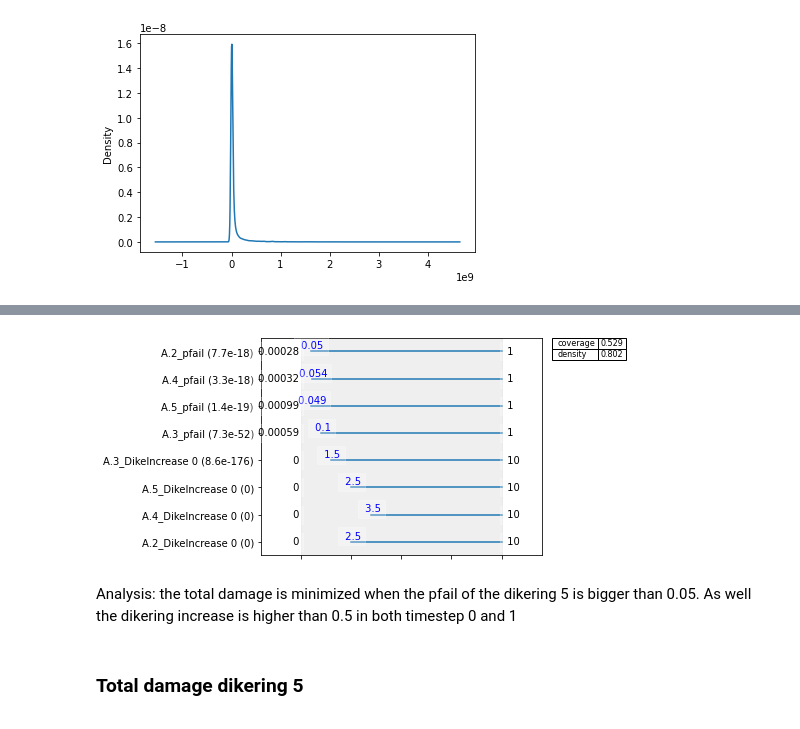
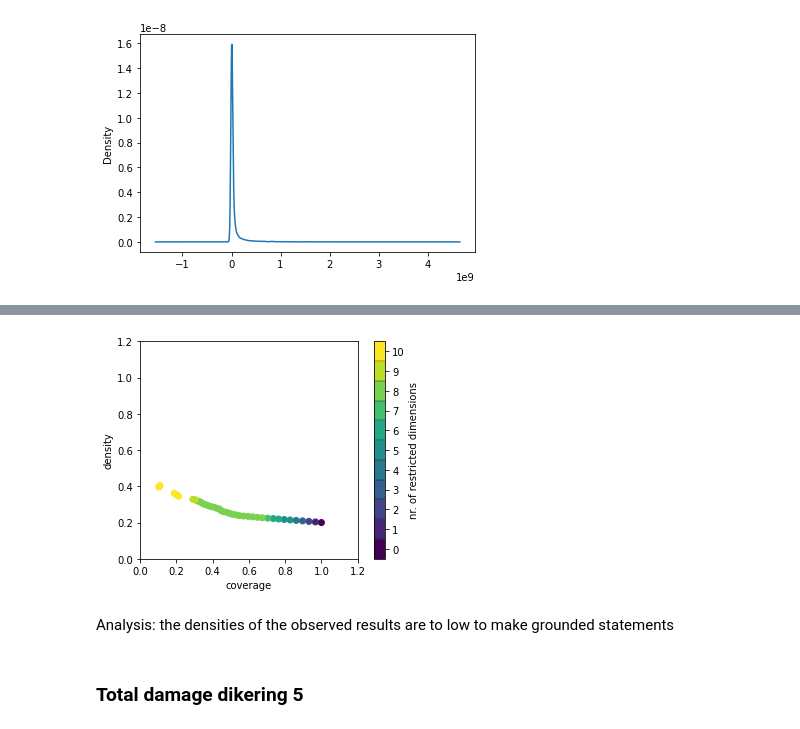
Before and after one commit to ArieTieszoon/ModelBasedDecisionMaking_G18, a Jupyter notebook: Give files/Prim_and_dimensional_stacking_100_policies.ipynb, the cells around one changed output, grey strips where cells are left out. Cells and saved outputs as stored; diff of their text form; code cells hidden in the pictures.

```diff
--- a/Give files/Prim_and_dimensional_stacking_100_policies.ipynb
+++ b/Give files/Prim_and_dimensional_stacking_100_policies.ipynb
@@ -275,10 +196,10 @@ A.2_pfail           0.049978   0.999817   [7.672039454006052e-18, -1.0]
-# %%
-box_damage.inspect(17,style='graph')
-plt.show()
-# %% [output]
-[figure, removed]
-# %% [markdown]
-Analysis: the total damage is minimized when the pfail of the dikering 5 is bigger than 0.05. As well the dikering increase is higher than 0.5 in both timestep 0 and 1
+# %%
+box_damage_high.show_tradeoff()
+plt.show()
+# %% [output]
+[figure, added]
+# %% [markdown]
+Analysis: the densities of the observed results are to low to make grounded statements
 # %% [markdown]
 ### Total damage dikering 5
 # %%
```
Also changed, not shown: parts of 43 cells of this notebook.
